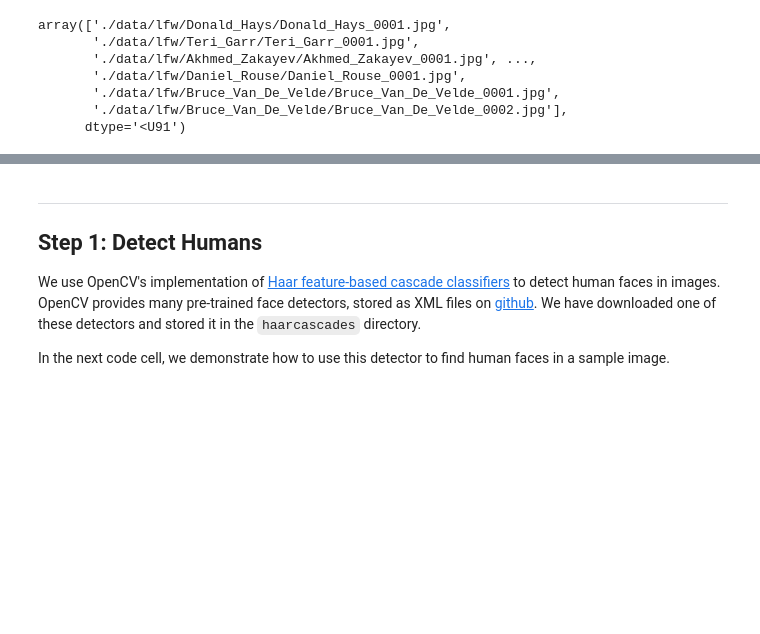
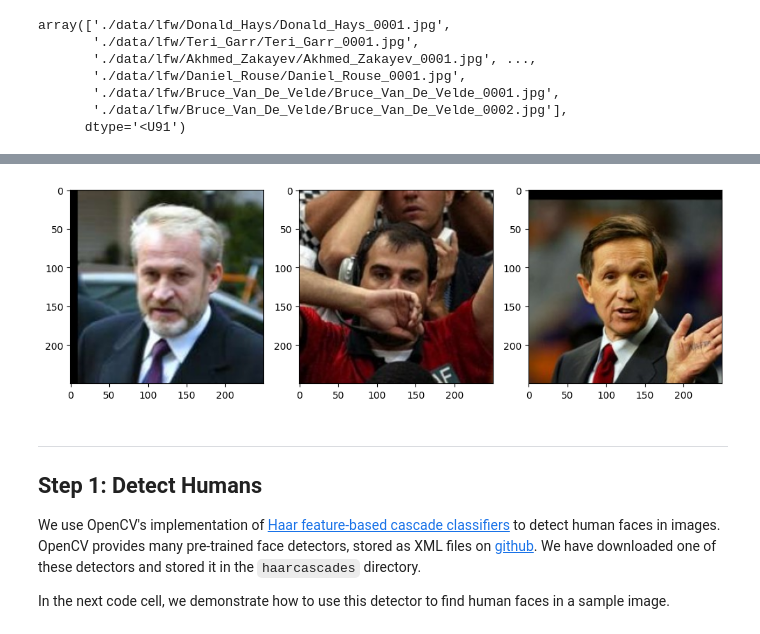
Before and after one commit to captainst/dog-project, a Jupyter notebook: dog_app.ipynb, the cells around one changed output, grey strips where cells are left out. Saved outputs shown, nothing was run; the diff lists cells and outputs as text; code cells hidden in the pictures; blank space fills up the shorter version.

```diff
--- a/dog_app.ipynb
+++ b/dog_app.ipynb
@@ -235,3 +235,23 @@ ax.imshow(image);
+# %%
+fig, axs = plt.subplots(1, 3, figsize=(10, 10))
+
+axs = axs.flatten()
+
+# # Plot the images and text
+# for i, (image, ax) in enumerate(zip(images, axs)):
+#     ax.imshow(image)
+#     text = outputs[i]
+#     ax.text(0.5, 1.05, text, transform=ax.transAxes, ha='center', fontsize=12)
+#     ax.axis('off')
+
+axs[0].imshow(mpimg.imread(human_files[3]))
+axs[1].imshow(mpimg.imread(human_files[10]))
+axs[2].imshow(mpimg.imread(human_files[20]))
+
+# Adjust the spacing between subplots
+plt.tight_layout()
+# %% [output]
+[figure, added]
 # %% [markdown]
 ---
 <a id='step1'></a>
```
Also changed, not shown: parts of 1 cell of this notebook, 1 other file.
